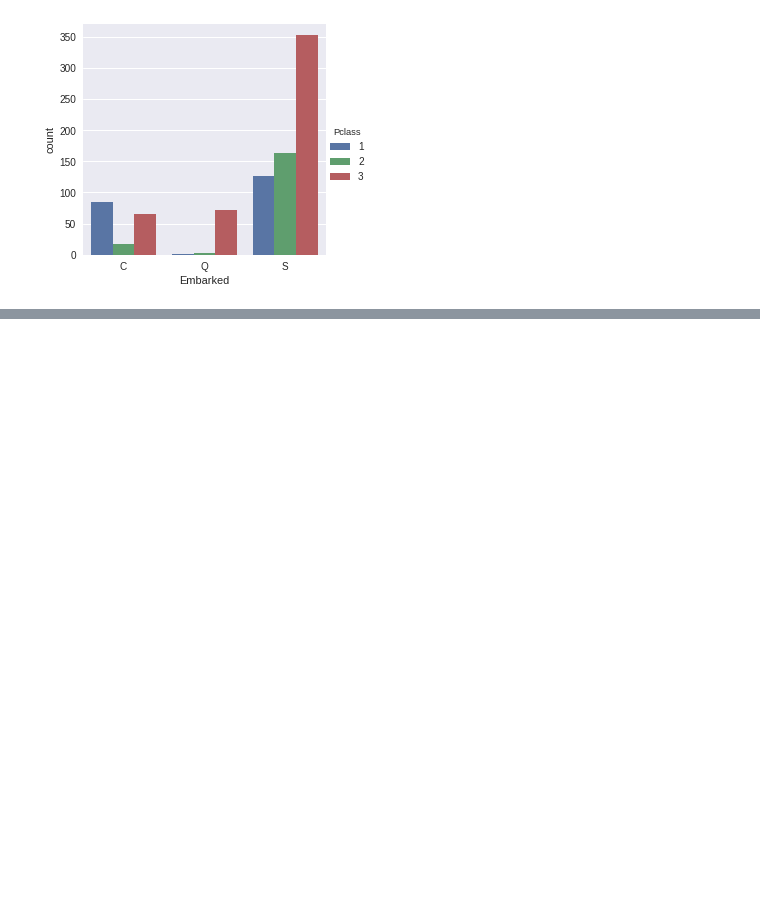
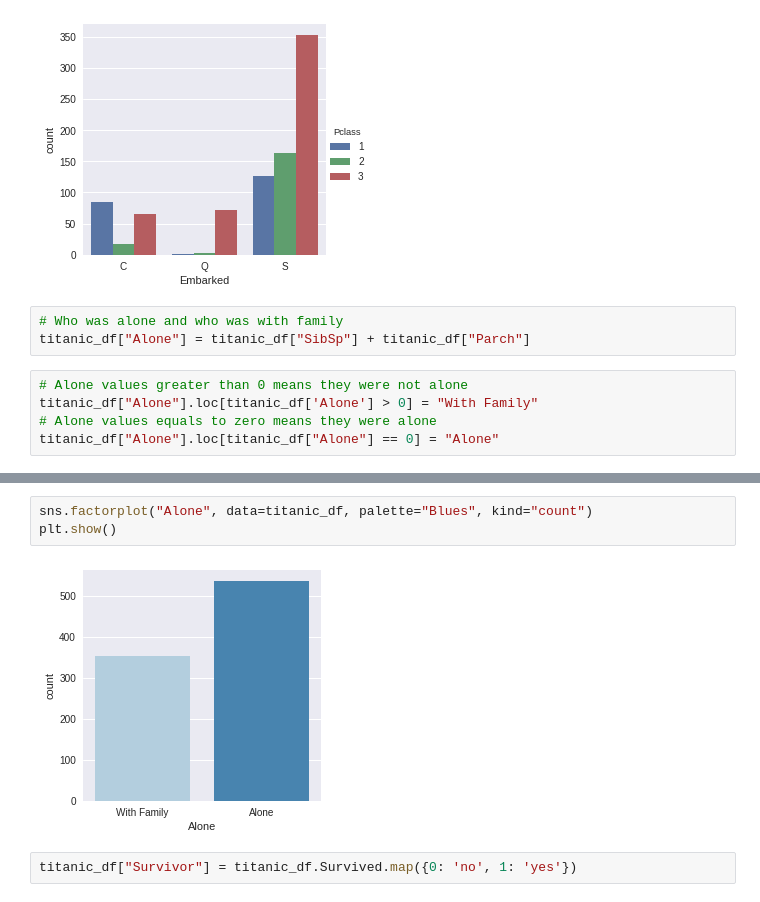
Before and after one commit to manishth/titanic_machine_learning_from_disaster, a Jupyter notebook: Titanic Machine Learning.ipynb, the cells around one changed output, grey strips where cells are left out. Cells and saved outputs as stored; diff of their text form; blank space fills up the shorter version.

```diff
--- a/Titanic Machine Learning.ipynb
+++ b/Titanic Machine Learning.ipynb
@@ -184,3 +184,11 @@ sns.factorplot("Embarked", data=titanic_df, kind="count", hue="Pclass", x_order=
 plt.show()
 # %% [output]
 [figure]
+# %%
+# Who was alone and who was with family
+titanic_df["Alone"] = titanic_df["SibSp"] + titanic_df["Parch"]
+# %%
+# Alone values greater than 0 means they were not alone
+titanic_df["Alone"].loc[titanic_df['Alone'] > 0] = "With Family"
+# Alone values equals to zero means they were alone
+titanic_df["Alone"].loc[titanic_df["Alone"] == 0] = "Alone"
@@ -186,0 +209,7 @@ plt.show()
+# %%
+sns.factorplot("Alone", data=titanic_df, palette="Blues", kind="count")
+plt.show()
+# %% [output]
+[figure, added]
+# %%
+titanic_df["Survivor"] = titanic_df.Survived.map({0: 'no', 1: 'yes'})
```
Also changed, not shown: parts of 6 cells of this notebook.
